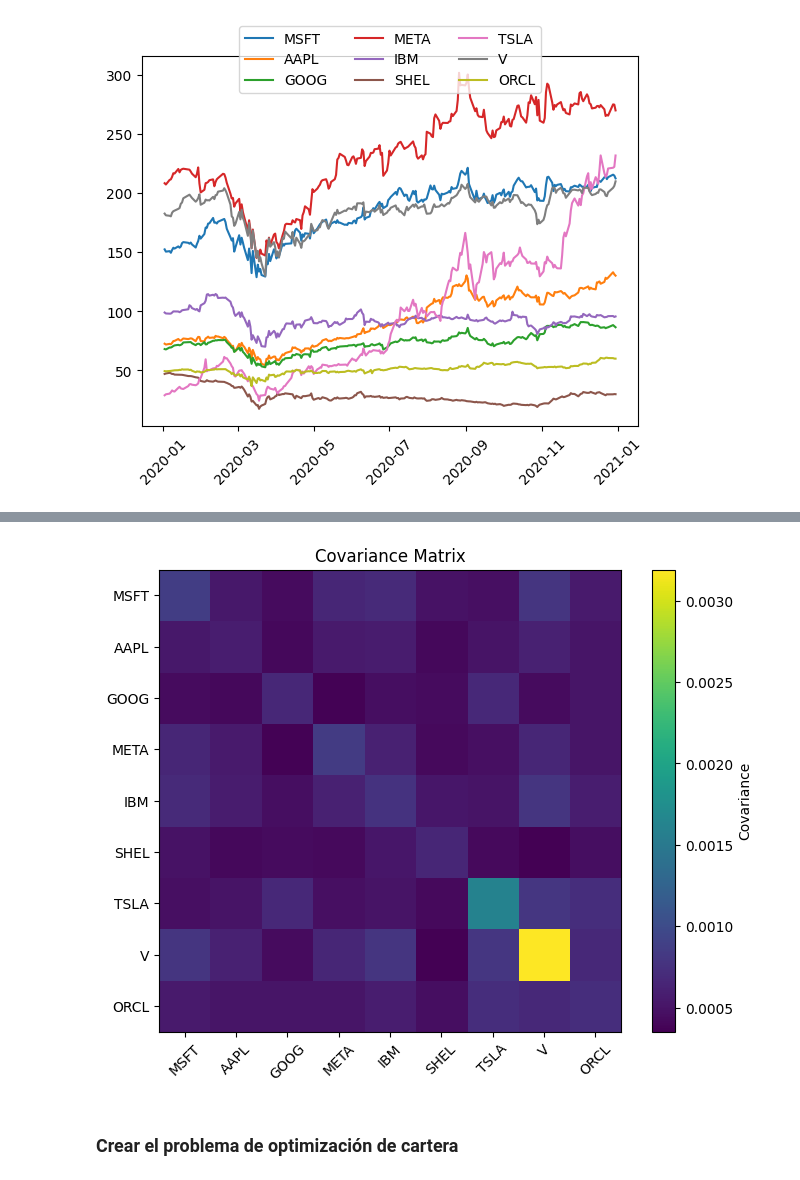
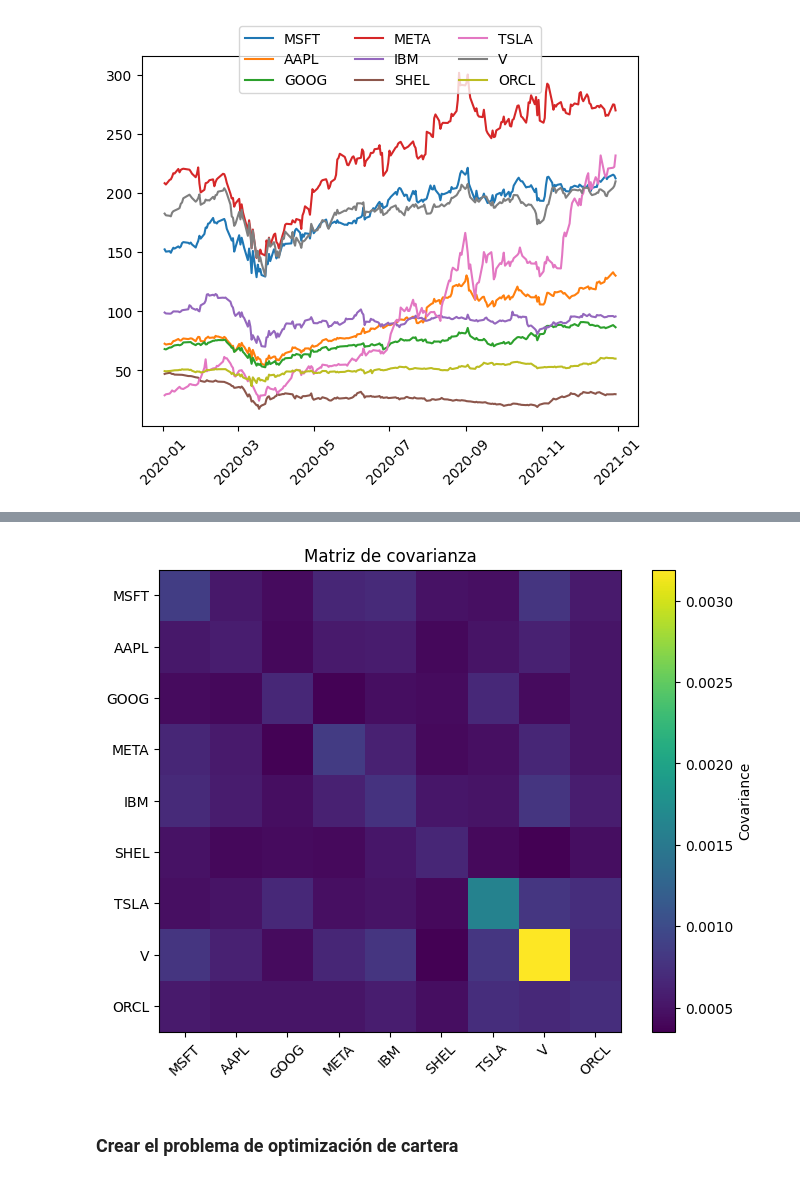
Before and after one commit to Florencio03/qiskitFinanceProyect, a Jupyter notebook: qiskitFinanceProyect.ipynb, the cells around one changed output, grey strips where cells are left out. Drawn from its saved outputs; the diff is of its cells as text; code cells hidden in the pictures.

```diff
--- a/qiskitFinanceProyect.ipynb
+++ b/qiskitFinanceProyect.ipynb
@@ -82,15 +82,15 @@ Vector de rendimientos esperados:
 # %%
 plt.figure(figsize=(8, 6))
 plt.imshow(sigma, interpolation="nearest")
 plt.colorbar(label="Covariance")
 
 plt.xticks(range(len(tickers)), tickers, rotation=45)
 plt.yticks(range(len(tickers)), tickers)
 
-plt.title("Covariance Matrix")
+plt.title("Matriz de covarianza")
 plt.show()
 # %% [output]
-[figure, old version]
+[figure, new version]
 # %% [markdown]
 ### Crear el problema de optimización de cartera
 # %%
```
Also changed, not shown: parts of 7 cells of this notebook.
